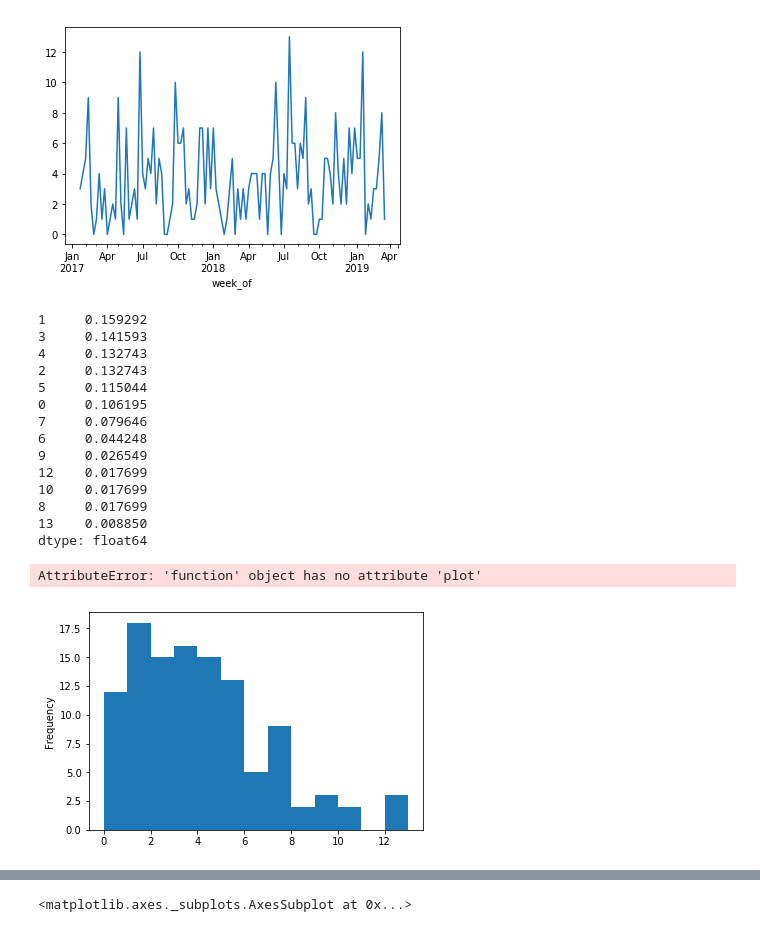
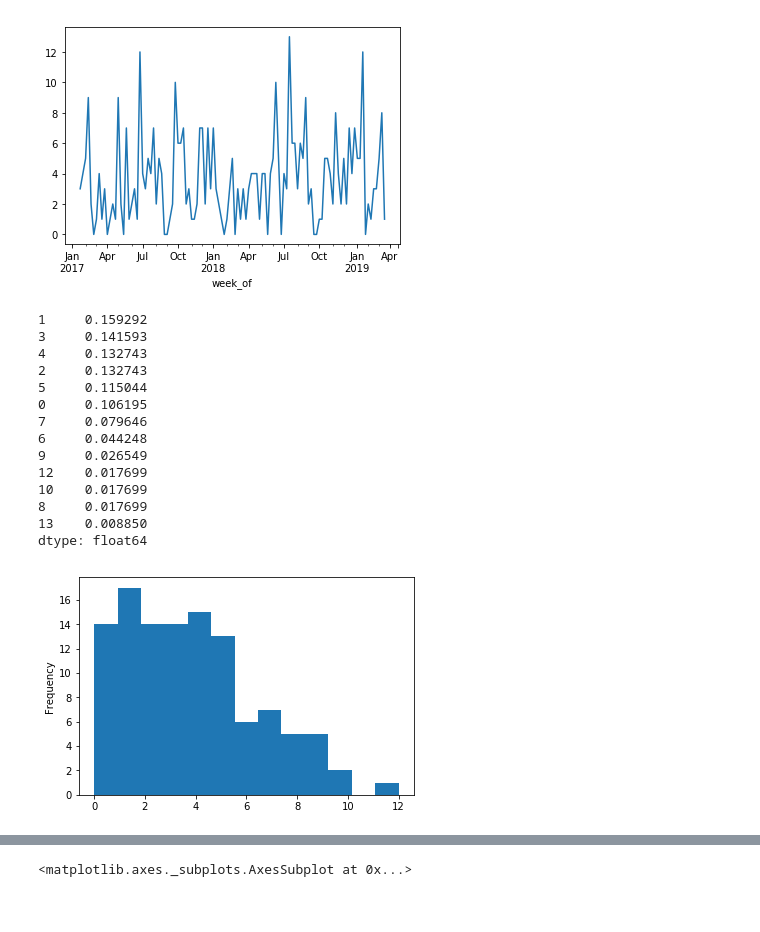
Before and after one commit to mng12689/predictit, a Jupyter notebook: Untitled.ipynb, the cells around one changed output, grey strips where cells are left out. Saved outputs shown, nothing was run; the diff lists cells and outputs as text; code cells hidden in the pictures.

```diff
--- a/Untitled.ipynb
+++ b/Untitled.ipynb
@@ -28,39 +28,32 @@ tweets_per_week.plot()
 # %% [output]
 <matplotlib.axes._subplots.AxesSubplot at 0x...>
 [figure]
-# %%
-# frequency of fake news tweets by value
-df = pd.DataFrame({'week_of':tweets_per_week.index, 'n':tweets_per_week.values})
-df.n.plot(kind="hist",bins=13)
-vals = tweets_per_week.value_counts()
-s = vals.sum()
-prob = vals/s
-print(prob)
-
-def distribution(df):
-    df.count.plot(kind="hist",bins=13)
-    vals = tweets_per_week.value_counts()
-    s = vals.sum()
-    prob = vals/s
-    print(prob)
-distribution(df)
-# %% [output]
-1     0.159292
-3     0.141593
-4     0.132743
-2     0.132743
-5     0.115044
-0     0.106195
-7     0.079646
-6     0.044248
-9     0.026549
-12    0.017699
-10    0.017699
-8     0.017699
-13    0.008850
-dtype: float64
-AttributeError: 'function' object has no attribute 'plot'
-[figure, removed]
+# %%
+def distribution(df):
+    df['count'].plot(kind="hist",bins=13)
+    vals = tweets_per_week.value_counts()
+    s = vals.sum()
+    prob = vals/s
+    print(prob)
+distribution(bucketed('7D'))
+
+# curve to show distributions over time (use to draw smooth curve for interpolation)
+# %% [output]
+1     0.159292
+3     0.141593
+4     0.132743
+2     0.132743
+5     0.115044
+0     0.106195
+7     0.079646
+6     0.044248
+9     0.026549
+12    0.017699
+10    0.017699
+8     0.017699
+13    0.008850
+dtype: float64
+[figure, added]
 # %%
 import requests
 import json
```
Also changed, not shown: parts of 13 cells of this notebook.
